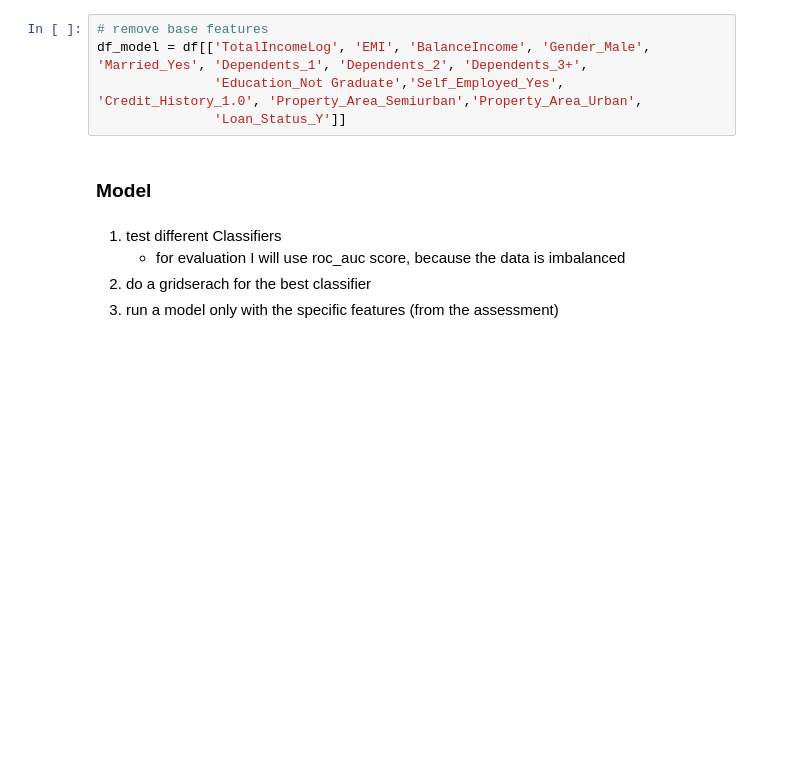
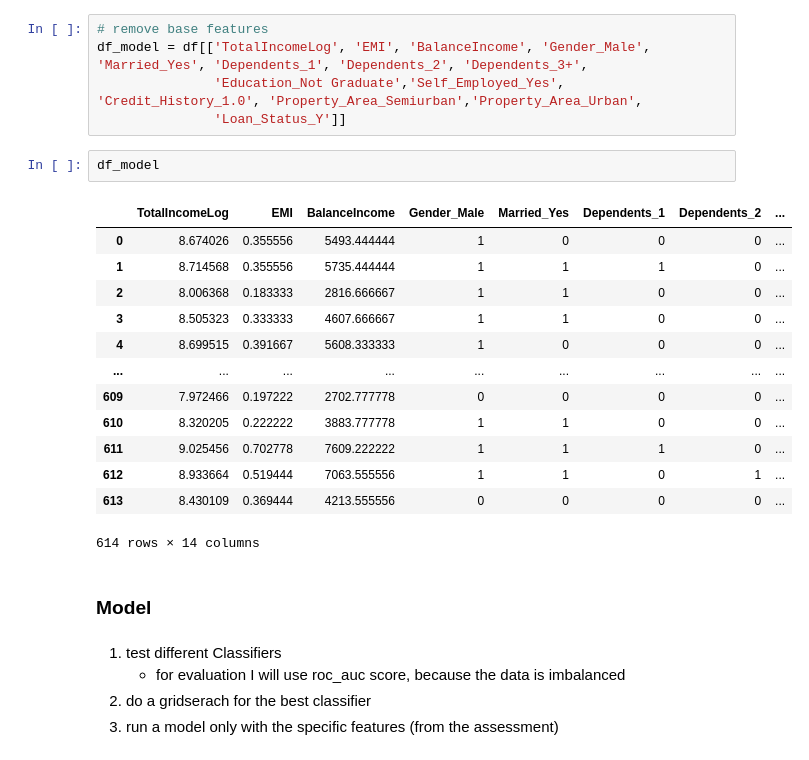
Before and after one commit to Markinger7/Loan-Prediction-Contest, a Jupyter notebook: Loan_Prediction.ipynb, the cells around one changed output. Cells and saved outputs as stored; diff of their text form; blank space fills up the shorter version.

```diff
--- a/Loan_Prediction.ipynb
+++ b/Loan_Prediction.ipynb
@@ -498,6 +502,22 @@ Index(['ApplicantIncome', 'CoapplicantIncome', 'LoanAmount',
 df_model = df[['TotalIncomeLog', 'EMI', 'BalanceIncome', 'Gender_Male', 'Married_Yes', 'Dependents_1', 'Dependents_2', 'Dependents_3+',
                'Education_Not Graduate','Self_Employed_Yes', 'Credit_History_1.0', 'Property_Area_Semiurban','Property_Area_Urban',
                'Loan_Status_Y']]
+# %%
+df_model
+# %% [output]
+|  | TotalIncomeLog | EMI | BalanceIncome | Gender_Male | Married_Yes | Dependents_1 | Dependents_2 | ... |
+| 0 | 8.674026 | 0.355556 | 5493.444444 | 1 | 0 | 0 | 0 | ... |
+| 1 | 8.714568 | 0.355556 | 5735.444444 | 1 | 1 | 1 | 0 | ... |
+| 2 | 8.006368 | 0.183333 | 2816.666667 | 1 | 1 | 0 | 0 | ... |
+| 3 | 8.505323 | 0.333333 | 4607.666667 | 1 | 1 | 0 | 0 | ... |
+| 4 | 8.699515 | 0.391667 | 5608.333333 | 1 | 0 | 0 | 0 | ... |
+| ... | ... | ... | ... | ... | ... | ... | ... | ... |
+| 609 | 7.972466 | 0.197222 | 2702.777778 | 0 | 0 | 0 | 0 | ... |
+| 610 | 8.320205 | 0.222222 | 3883.777778 | 1 | 1 | 0 | 0 | ... |
+| 611 | 9.025456 | 0.702778 | 7609.222222 | 1 | 1 | 1 | 0 | ... |
+| 612 | 8.933664 | 0.519444 | 7063.555556 | 1 | 1 | 0 | 1 | ... |
+| 613 | 8.430109 | 0.369444 | 4213.555556 | 0 | 0 | 0 | 0 | ... |
+614 rows × 14 columns
 # %% [markdown]
 ### Model
 # %% [markdown]
```
Also changed, not shown: parts of 22 cells of this notebook, 3 other files.
